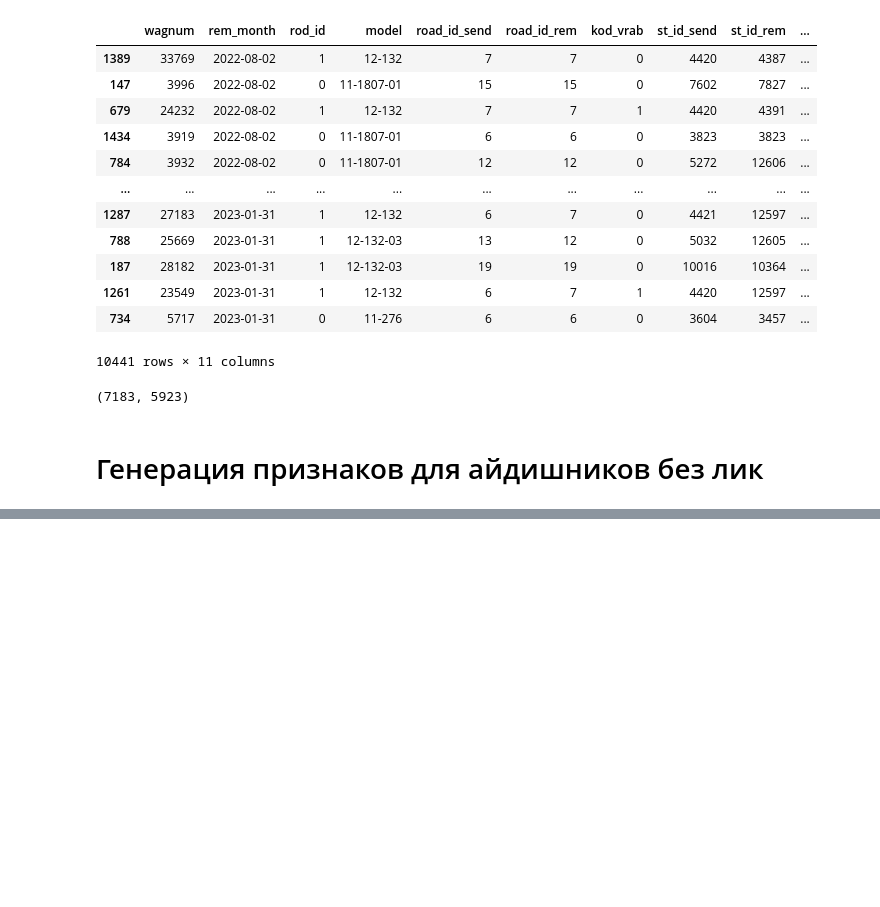
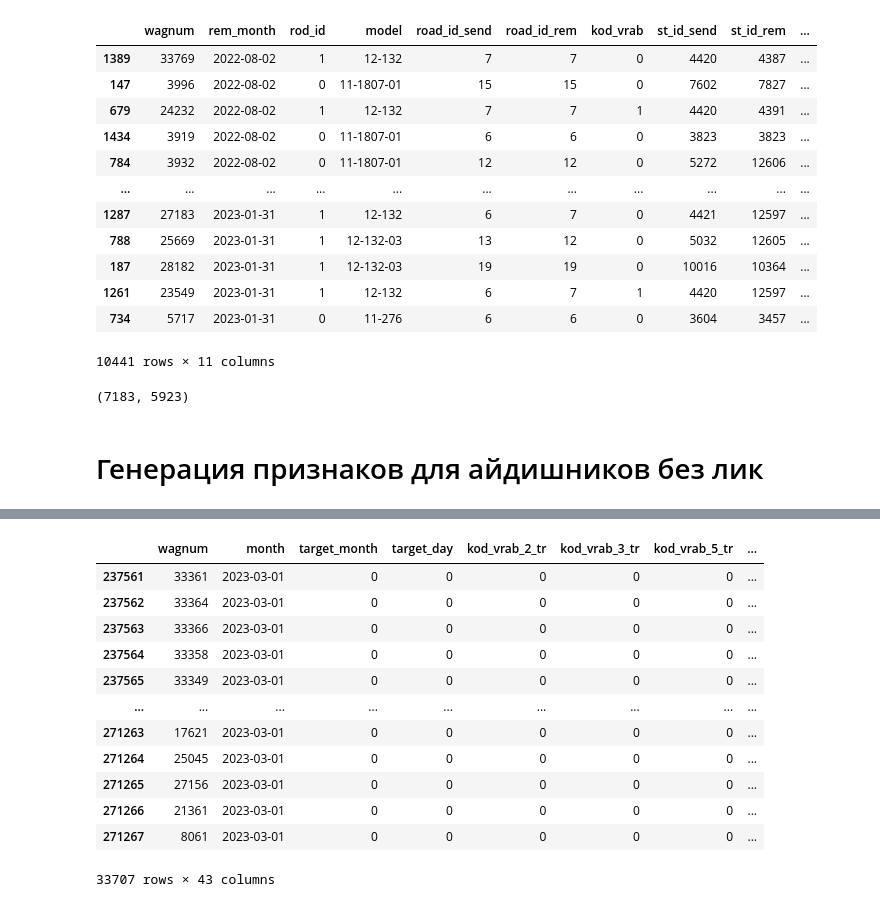
Before and after one commit to Kirill2187/datawagon, a Jupyter notebook: eda_knifeman.ipynb, the cells around one changed output, grey strips where cells are left out. Drawn from its saved outputs; the diff is of its cells as text; code cells hidden in the pictures; blank space fills up the shorter version.

```diff
--- a/eda_knifeman.ipynb
+++ b/eda_knifeman.ipynb
@@ -417,0 +488,16 @@ tr_rems
+# %%
+end_y_test
+# %% [output]
+|  | wagnum | month | target_month | target_day | kod_vrab_2_tr | kod_vrab_3_tr | kod_vrab_5_tr | ... |
+| 237561 | 33361 | 2023-03-01 | 0 | 0 | 0 | 0 | 0 | ... |
+| 237562 | 33364 | 2023-03-01 | 0 | 0 | 0 | 0 | 0 | ... |
+| 237563 | 33366 | 2023-03-01 | 0 | 0 | 0 | 0 | 0 | ... |
+| 237564 | 33358 | 2023-03-01 | 0 | 0 | 0 | 0 | 0 | ... |
+| 237565 | 33349 | 2023-03-01 | 0 | 0 | 0 | 0 | 0 | ... |
+| ... | ... | ... | ... | ... | ... | ... | ... | ... |
+| 271263 | 17621 | 2023-03-01 | 0 | 0 | 0 | 0 | 0 | ... |
+| 271264 | 25045 | 2023-03-01 | 0 | 0 | 0 | 0 | 0 | ... |
+| 271265 | 27156 | 2023-03-01 | 0 | 0 | 0 | 0 | 0 | ... |
+| 271266 | 21361 | 2023-03-01 | 0 | 0 | 0 | 0 | 0 | ... |
+| 271267 | 8061 | 2023-03-01 | 0 | 0 | 0 | 0 | 0 | ... |
+33707 rows × 43 columns
```
Also changed, not shown: parts of 43 cells of this notebook.
